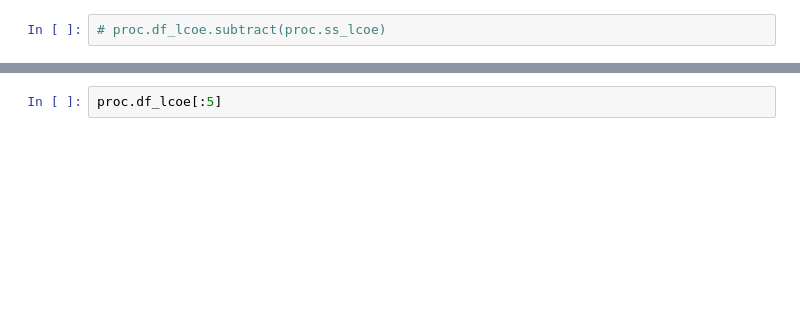
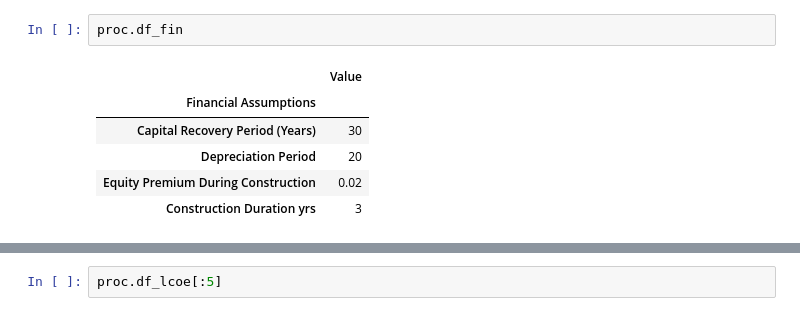
Before and after one commit to NREL/ATB-calc, a Jupyter notebook: lcoe_calculator/Test Tech processors.ipynb, the cells around one changed output, grey strips where cells are left out. Saved outputs shown, nothing was run; the diff lists cells and outputs as text; blank space fills up the shorter version.

```diff
--- a/lcoe_calculator/Test Tech processors.ipynb
+++ b/lcoe_calculator/Test Tech processors.ipynb
@@ -85,2 +83,9 @@ x
-# %%
-# proc.df_lcoe.subtract(proc.ss_lcoe)
+# %%
+proc.df_fin
+# %% [output]
+|  | Value |
+| Financial Assumptions |  |
+| Capital Recovery Period (Years) | 30 |
+| Depreciation Period | 20 |
+| Equity Premium During Construction | 0.02 |
+| Construction Duration yrs | 3 |
```
Also changed, not shown: parts of 8 cells of this notebook, 3 other files.
